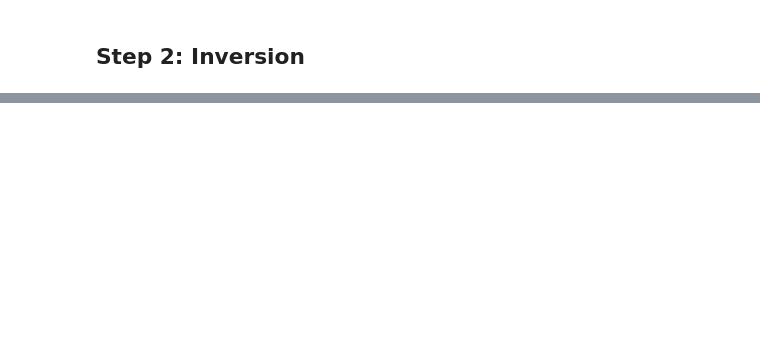
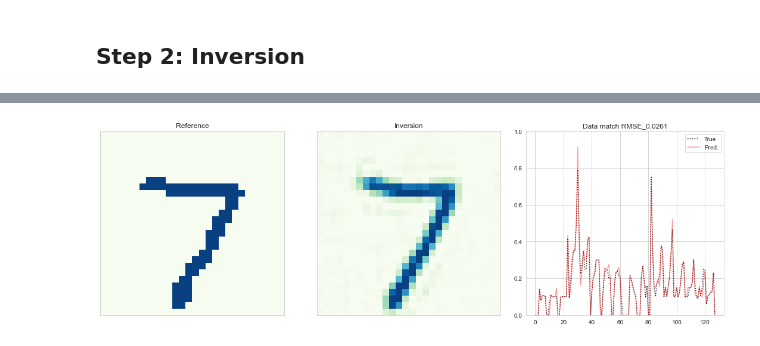
Before and after one commit to sees-usc/geo-selection-inversion, a Jupyter notebook: mnist/geo-selection-inversion-demo.ipynb, the cells around one changed output, grey strips where cells are left out. Saved outputs shown, nothing was run; the diff lists cells and outputs as text; code cells hidden in the pictures; blank space fills up the shorter version.

```diff
--- a/mnist/geo-selection-inversion-demo.ipynb
+++ b/mnist/geo-selection-inversion-demo.ipynb
@@ -64,2 +69,5 @@ Validation accuracy: 0.969
 # %% [markdown]
 ## Step 2: Inversion
+# %%
+GSI.train_regressor(epoch=100, load=load)
+GSI.inspect_regressor()
@@ -65,0 +94,5 @@ Validation accuracy: 0.969
+# %%
+#assume m_ref are known
+GSI.get_inversion(d_obs, m_ref)
+# %% [output]
+[figure, added]
```
Also changed, not shown: parts of 7 cells of this notebook, 12 other files.
